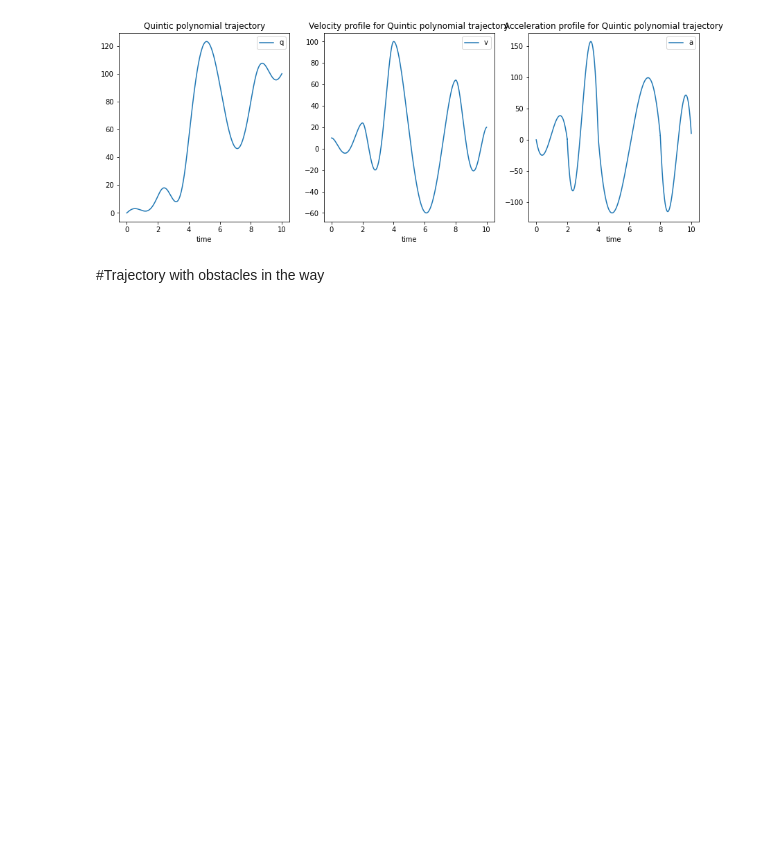
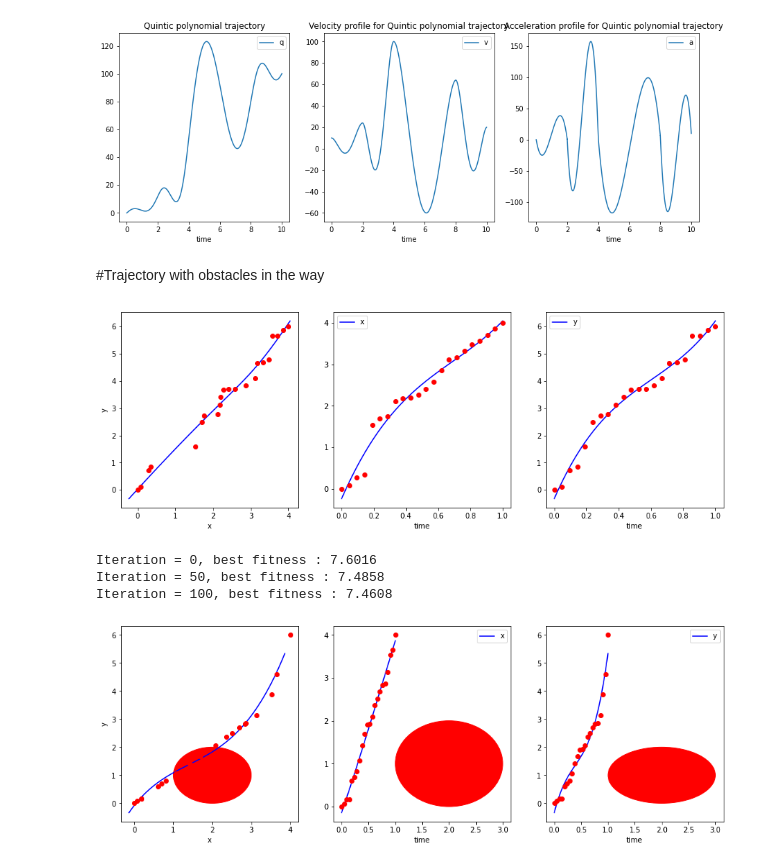
Before and after one commit to mralamdari/Python-Projects, a Jupyter notebook: Robotics_in_Python.ipynb, the cells around one changed output. Drawn from its saved outputs; the diff is of its cells as text; code cells hidden in the pictures; blank space fills up the shorter version.

```diff
--- a/Robotics_in_Python.ipynb
+++ b/Robotics_in_Python.ipynb
@@ -881,3 +881,16 @@ def pso(via, xs, xt, ys, yt,xc, yc, r, xmin, xmax, ymin, ymax, number_pop, max_i
           best_swarm_pos = swarm[i].position[:, 1:-1].copy()
 
   return best_swarm_pos
+# %%
+via=20
+obstacles = np.array([[2, 1, 1]])
+
+best_position = pso(xs=0, xt=4, ys=0, yt=6,xc=2, yc=2, r=2, max_iter=100, number_pop=200,  particles_count=100, via=via, xmin=0, xmax=10.0, ymin=0, ymax=10.0, obstacles=obstacles)
+
+plot_result(via, xs=0, xt=4, ys=0, yt=6, position=best_position, obstacles=obstacles)
+# %% [output]
+[figure, added]
+Iteration = 0, best fitness : 7.6016
+Iteration = 50, best fitness : 7.4858
+Iteration = 100, best fitness : 7.4608
+[figure, added]
```
Also changed, not shown: parts of 1 cell of this notebook.
